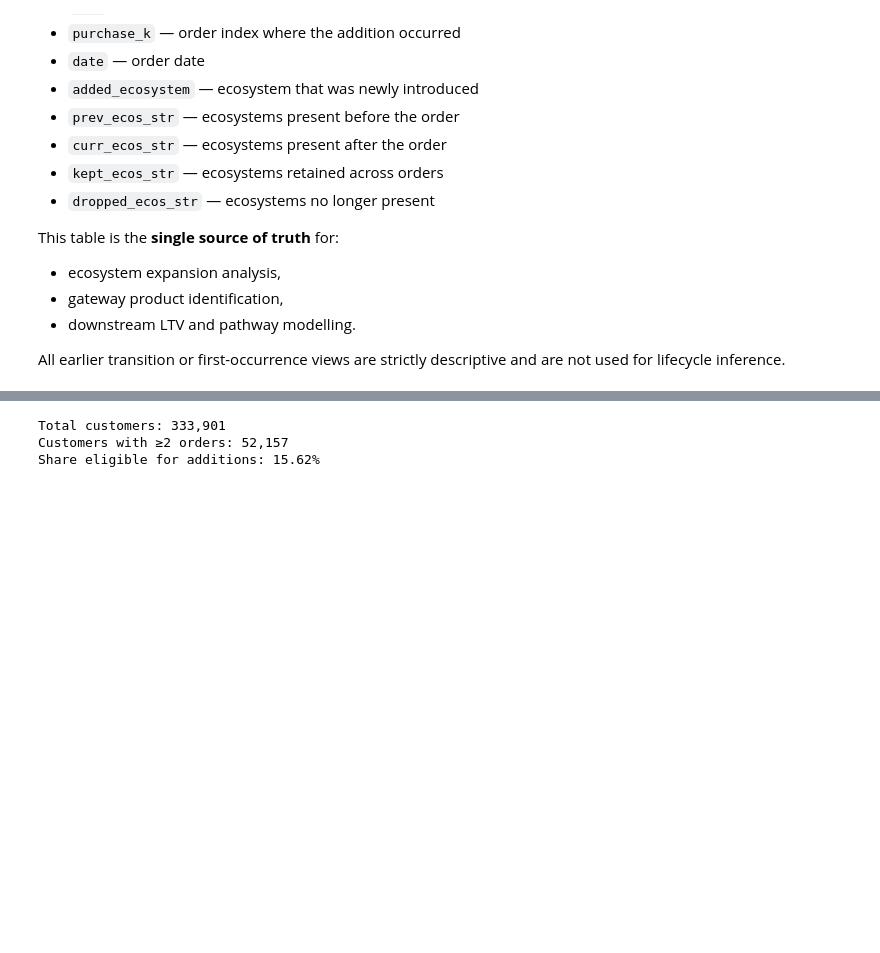
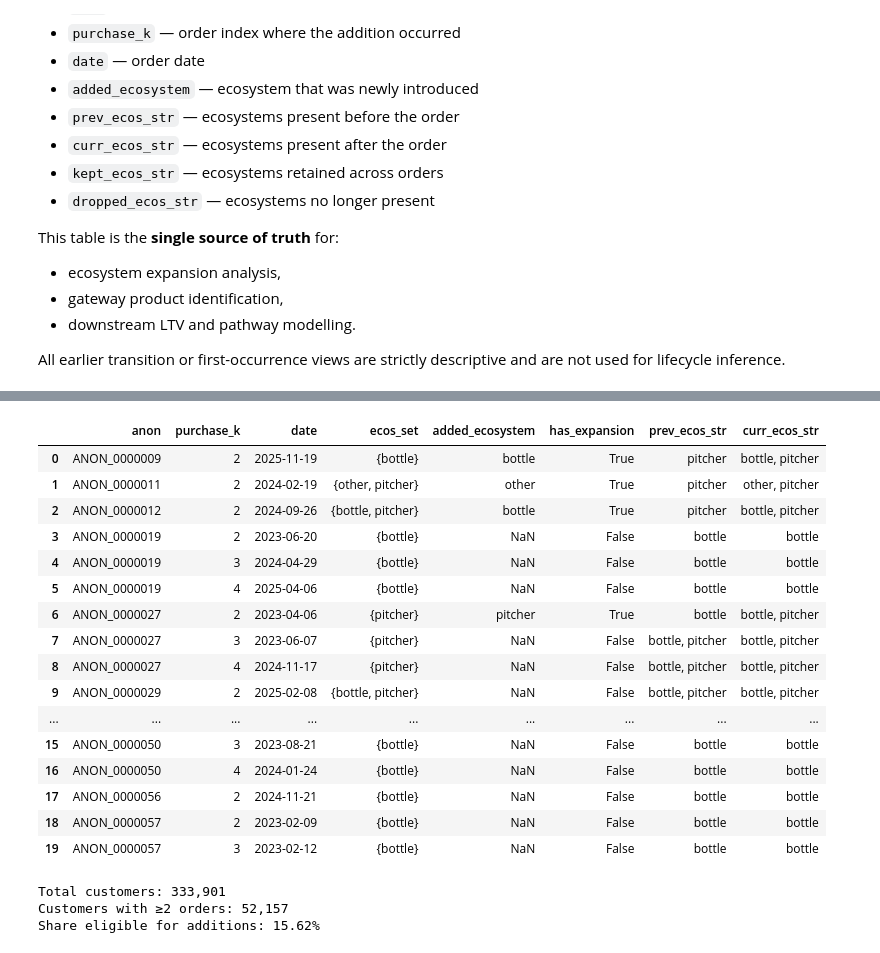
Before and after one commit to Stazar123/361sales, a Jupyter notebook: LTV_analysis/10_ecosystem_aggregation.ipynb, the cells around one changed output, grey strips where cells are left out. Drawn from its saved outputs; the diff is of its cells as text; code cells hidden in the pictures; blank space fills up the shorter version.

```diff
--- a/LTV_analysis/10_ecosystem_aggregation.ipynb
+++ b/LTV_analysis/10_ecosystem_aggregation.ipynb
@@ -547,3 +581,26 @@ Share without expansion: 0.7740309062336301
+# %%
+
+df = events.sort_values(["anon", "purchase_k"]).reset_index(drop=True)
+
+df.head(20)
+# %% [output]
+|  | anon | purchase_k | date | ecos_set | added_ecosystem | has_expansion | prev_ecos_str | curr_ecos_str |
+| 0 | ANON_0000009 | 2 | 2025-11-19 | {bottle} | bottle | True | pitcher | bottle, pitcher |
+| 1 | ANON_0000011 | 2 | 2024-02-19 | {other, pitcher} | other | True | pitcher | other, pitcher |
+| 2 | ANON_0000012 | 2 | 2024-09-26 | {bottle, pitcher} | bottle | True | pitcher | bottle, pitcher |
+| 3 | ANON_0000019 | 2 | 2023-06-20 | {bottle} | NaN | False | bottle | bottle |
+| 4 | ANON_0000019 | 3 | 2024-04-29 | {bottle} | NaN | False | bottle | bottle |
+| 5 | ANON_0000019 | 4 | 2025-04-06 | {bottle} | NaN | False | bottle | bottle |
+| 6 | ANON_0000027 | 2 | 2023-04-06 | {pitcher} | pitcher | True | bottle | bottle, pitcher |
+| 7 | ANON_0000027 | 3 | 2023-06-07 | {pitcher} | NaN | False | bottle, pitcher | bottle, pitcher |
+| 8 | ANON_0000027 | 4 | 2024-11-17 | {pitcher} | NaN | False | bottle, pitcher | bottle, pitcher |
+| 9 | ANON_0000029 | 2 | 2025-02-08 | {bottle, pitcher} | NaN | False | bottle, pitcher | bottle, pitcher |
+| ... | ... | ... | ... | ... | ... | ... | ... | ... |
+| 15 | ANON_0000050 | 3 | 2023-08-21 | {bottle} | NaN | False | bottle | bottle |
+| 16 | ANON_0000050 | 4 | 2024-01-24 | {bottle} | NaN | False | bottle | bottle |
+| 17 | ANON_0000056 | 2 | 2024-11-21 | {bottle} | NaN | False | bottle | bottle |
+| 18 | ANON_0000057 | 2 | 2023-02-09 | {bottle} | NaN | False | bottle | bottle |
+| 19 | ANON_0000057 | 3 | 2023-02-12 | {bottle} | NaN | False | bottle | bottle |
 # %%
 n_customers_total = df_p["anon"].nunique()
 n_customers_2plus = (
```
Also changed, not shown: parts of 1 cell of this notebook, 10 other files.
